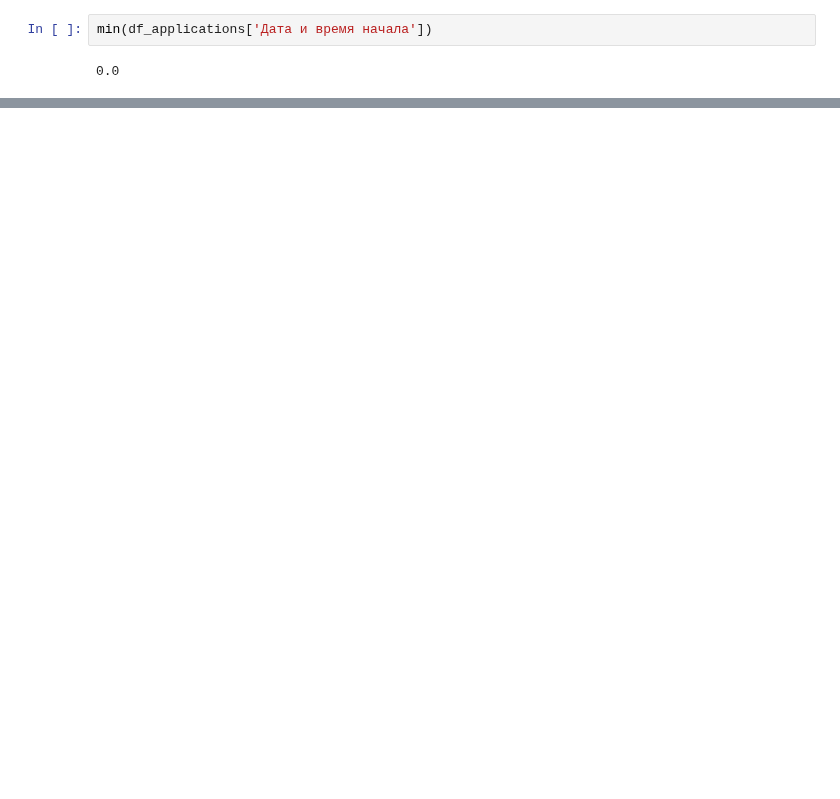
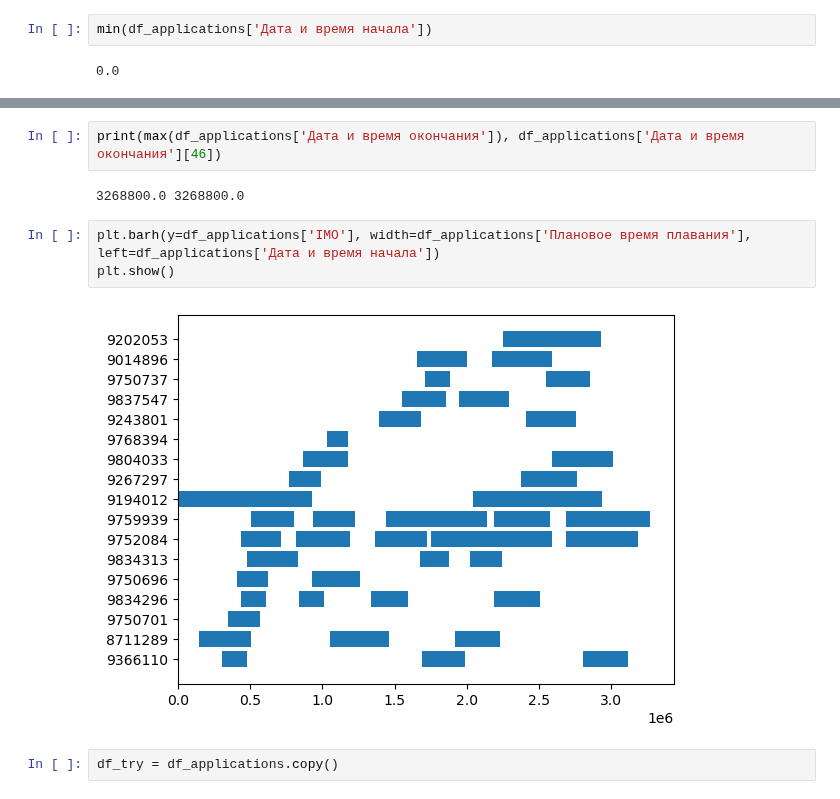
Before and after one commit to sudo-odner/hack-08-09-23, a Jupyter notebook: polina.ipynb, the cells around one changed output, grey strips where cells are left out. Saved outputs shown, nothing was run; the diff lists cells and outputs as text; blank space fills up the shorter version.

```diff
--- a/polina.ipynb
+++ b/polina.ipynb
@@ -564,0 +616,11 @@ for start_dot_of_ice_breaker in range(14):
+# %%
+print(max(df_applications['Дата и время окончания']), df_applications['Дата и время окончания'][46])
+# %% [output]
+3268800.0 3268800.0
+# %%
+plt.barh(y=df_applications['IMO'], width=df_applications['Плановое время плавания'], left=df_applications['Дата и время начала'])
+plt.show()
+# %% [output]
+[figure, added]
+# %%
+df_try = df_applications.copy()
```
Also changed, not shown: parts of 48 cells of this notebook, 8 other files.
